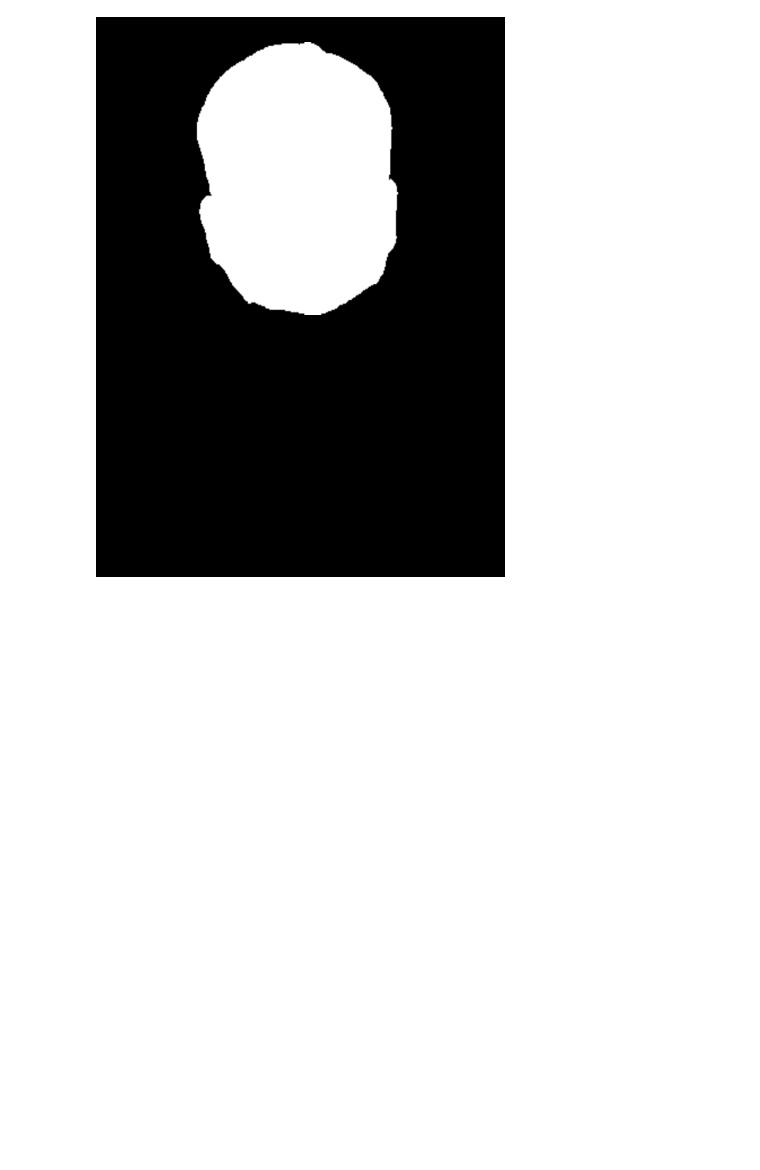
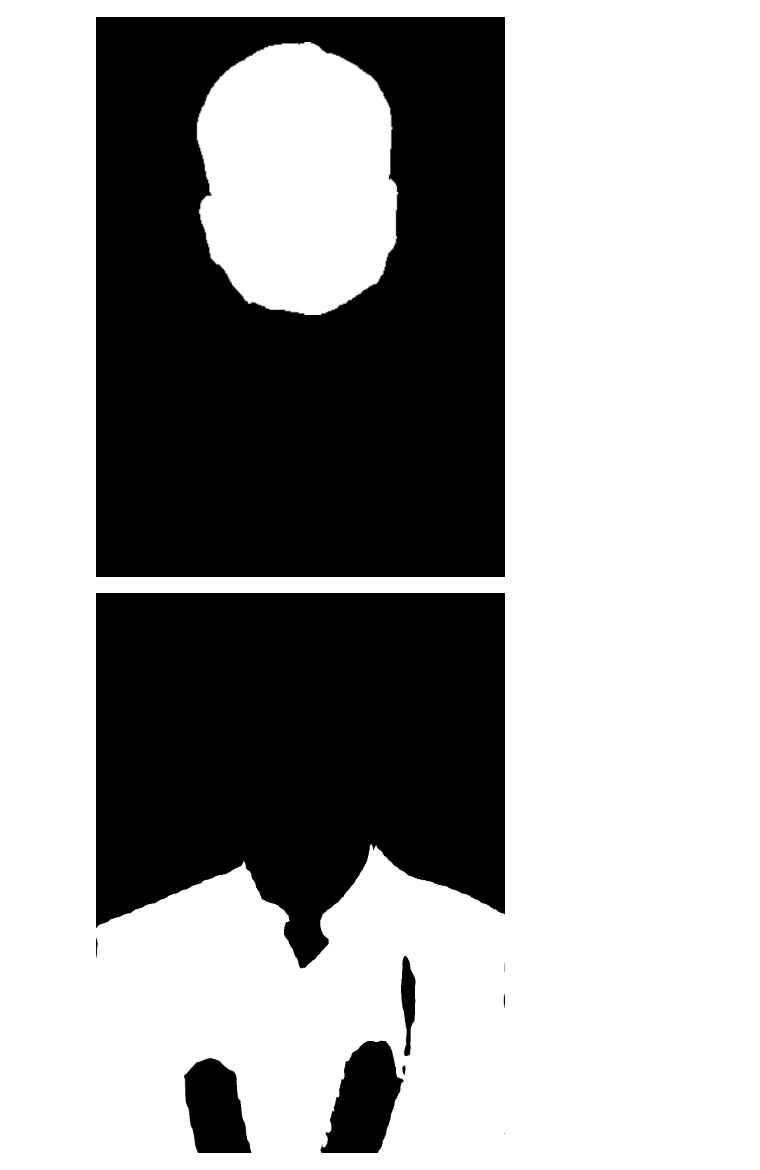
Before and after one commit to yachty66/headswap, a Jupyter notebook: headswap.ipynb, the cells around one changed output. Cells and saved outputs as stored; diff of their text form; code cells hidden in the pictures; blank space fills up the shorter version.

Commit message:
getting source body

```diff
--- a/headswap.ipynb
+++ b/headswap.ipynb
@@ -201,3 +203,28 @@ aligned_head_mask = align_head(jensen_head_mask,elon_head_mask)
 display_mask(aligned_head_mask)
 # %% [output]
 [figure]
+# %%
+# Extract body mask (excluding head parts)
+body_labels = [5, 6, 7, 8, 9, 10, 11, 12, 14, 15, 16, 17, 18, 19]  # All body parts except head
+# 5: Upper-clothes
+# 6: Dress
+# 7: Coat
+# 8: Socks
+# 9: Pants
+# 10: Jumpsuits
+# 11: Scarf
+# 12: Skirt
+# 14: Left-arm
+# 15: Right-arm
+# 16: Left-leg
+# 17: Right-leg
+# 18: Left-shoe
+# 19: Right-shoe
+
+# Get body mask from the target person
+target_body_mask = extract_labels(elon_parsing_result, body_labels)
+
+# Visualize the result
+display_mask(target_body_mask)
+# %% [output]
+[figure, added]
```
Also changed, not shown: parts of 1 cell of this notebook.
